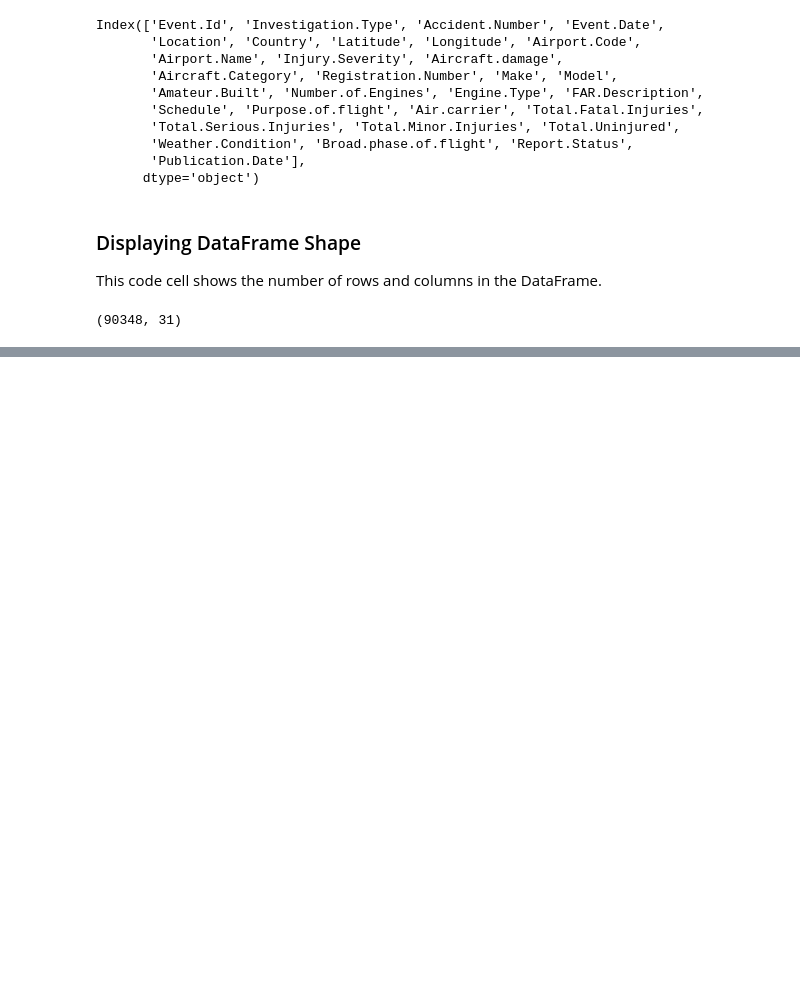
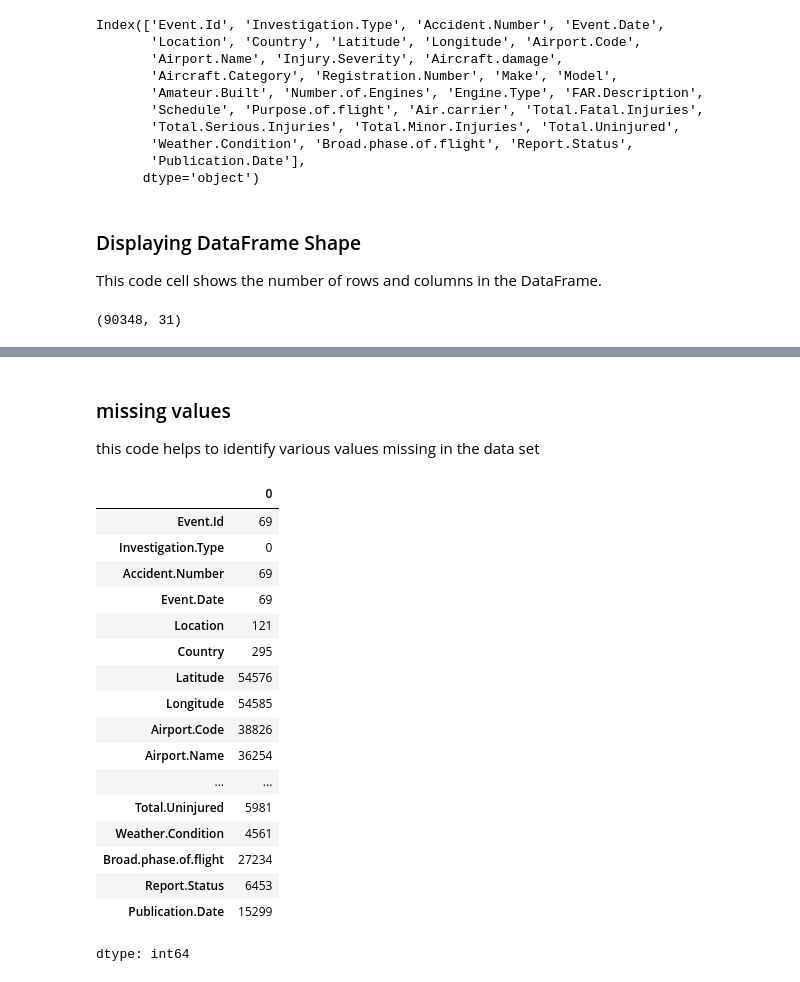
Before and after one commit to derrick4411/dsc-phase-1-project-v3, a Jupyter notebook: student.ipynb, the cells around one changed output, grey strips where cells are left out. Drawn from its saved outputs; the diff is of its cells as text; code cells hidden in the pictures; blank space fills up the shorter version.

Commit message:
data cleaning

```diff
--- a/student.ipynb
+++ b/student.ipynb
@@ -110,0 +146,25 @@ df.shape
+# %% [markdown]
+### missing values
+this code helps to identify various values missing in the data set
+# %%
+#missing values
+df.isnull().sum()
+# %% [output]
+|  | 0 |
+| Event.Id | 69 |
+| Investigation.Type | 0 |
+| Accident.Number | 69 |
+| Event.Date | 69 |
+| Location | 121 |
+| Country | 295 |
+| Latitude | 54576 |
+| Longitude | 54585 |
+| Airport.Code | 38826 |
+| Airport.Name | 36254 |
+| ... | ... |
+| Total.Uninjured | 5981 |
+| Weather.Condition | 4561 |
+| Broad.phase.of.flight | 27234 |
+| Report.Status | 6453 |
+| Publication.Date | 15299 |
+dtype: int64
```
Also changed, not shown: parts of 8 cells of this notebook.
